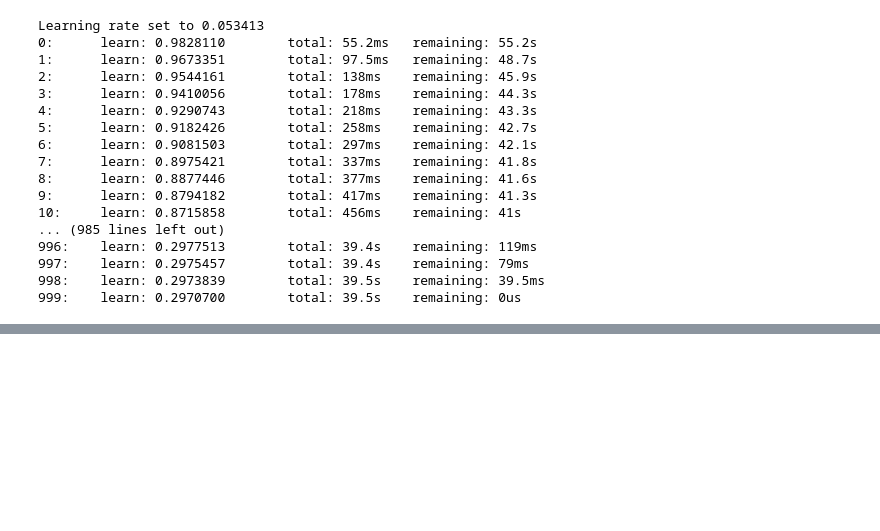
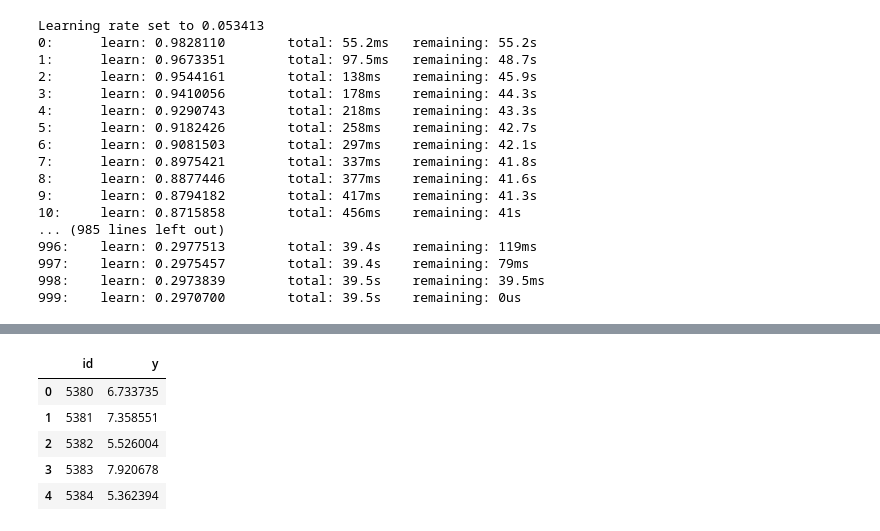
Before and after one commit to pdhanoa/cs390-project, a Jupyter notebook: Kaggle/data/Reworking_without_PCA.ipynb, the cells around one changed output, grey strips where cells are left out. Drawn from its saved outputs; the diff is of its cells as text; code cells hidden in the pictures; blank space fills up the shorter version.

```diff
--- a/Kaggle/data/Reworking_without_PCA.ipynb
+++ b/Kaggle/data/Reworking_without_PCA.ipynb
@@ -221,0 +445,19 @@ predictions.to_csv('catxgb1.csv',index=False) #:( 10.7
+# %%
+np.random.seed(0)
+
+catmodel = CatBoostRegressor(random_state=0).fit(X,y)
+xgbmodel = xgb.XGBRegressor(random_state=0).fit(X,y)
+
+cat_preds = catmodel.predict(test)#
+xgb_preds = xgbmodel.predict(test)
+
+
+cat_pred_y = np.exp(catmodel.predict(test))#
+xgb_pred_y = np.exp(xgbmodel.predict(test))
+test_preds = 0.8*cat_pred_y + 0.2*xgb_pred_y
+
+test_preds += 2.5
+
+predictions = pd.DataFrame({'id':test_ids,'y':test_preds})
+
+predictions.to_csv('catxgbintercept.csv',index=False) #:( 10.7
@@ -221,0 +497,9 @@ predictions.to_csv('catxgb1.csv',index=False) #:( 10.7
+# %%
+predictions.head()
+# %% [output]
+|  | id | y |
+| 0 | 5380 | 6.733735 |
+| 1 | 5381 | 7.358551 |
+| 2 | 5382 | 5.526004 |
+| 3 | 5383 | 7.920678 |
+| 4 | 5384 | 5.362394 |
```
Also changed, not shown: parts of 23 cells of this notebook, 1 other file.
